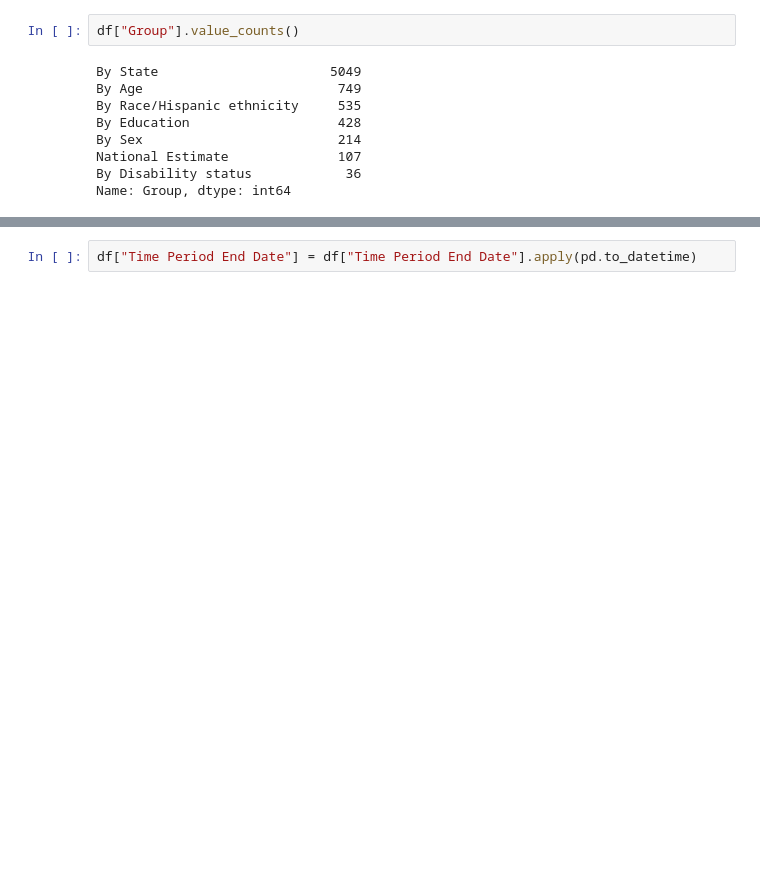
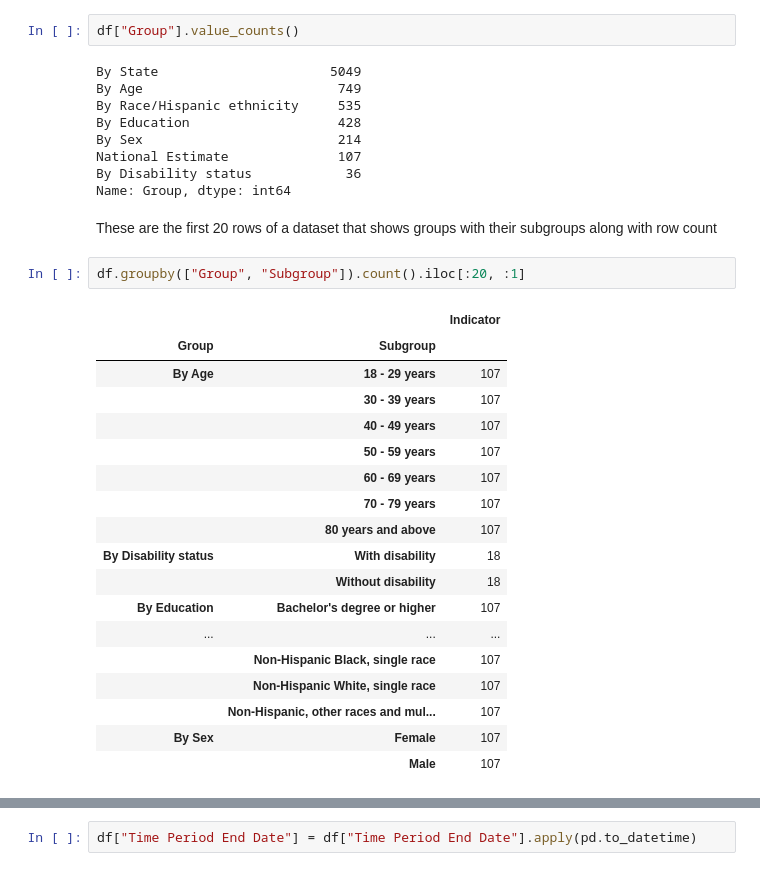
Before and after one commit to peter-amerkhanian/Health-Trends-During-Covid, a Jupyter notebook: EDA - access to care.ipynb, the cells around one changed output, grey strips where cells are left out. Drawn from its saved outputs; the diff is of its cells as text; blank space fills up the shorter version.

```diff
--- a/EDA - access to care.ipynb
+++ b/EDA - access to care.ipynb
@@ -34,3 +46,26 @@ By Sex                         214
 National Estimate              107
 By Disability status            36
 Name: Group, dtype: int64
+# %% [markdown]
+These are the first 20 rows of a dataset that shows groups with their subgroups along with row count
+# %%
+df.groupby(["Group", "Subgroup"]).count().iloc[:20, :1]
+# %% [output]
+|  |  | Indicator |
+| Group | Subgroup |  |
+| By Age | 18 - 29 years | 107 |
+|  | 30 - 39 years | 107 |
+|  | 40 - 49 years | 107 |
+|  | 50 - 59 years | 107 |
+|  | 60 - 69 years | 107 |
+|  | 70 - 79 years | 107 |
+|  | 80 years and above | 107 |
+| By Disability status | With disability | 18 |
+|  | Without disability | 18 |
+| By Education | Bachelor's degree or higher | 107 |
+| ... | ... | ... |
+|  | Non-Hispanic Black, single race | 107 |
+|  | Non-Hispanic White, single race | 107 |
+|  | Non-Hispanic, other races and mul... | 107 |
+| By Sex | Female | 107 |
+|  | Male | 107 |
```
Also changed, not shown: parts of 17 cells of this notebook.
